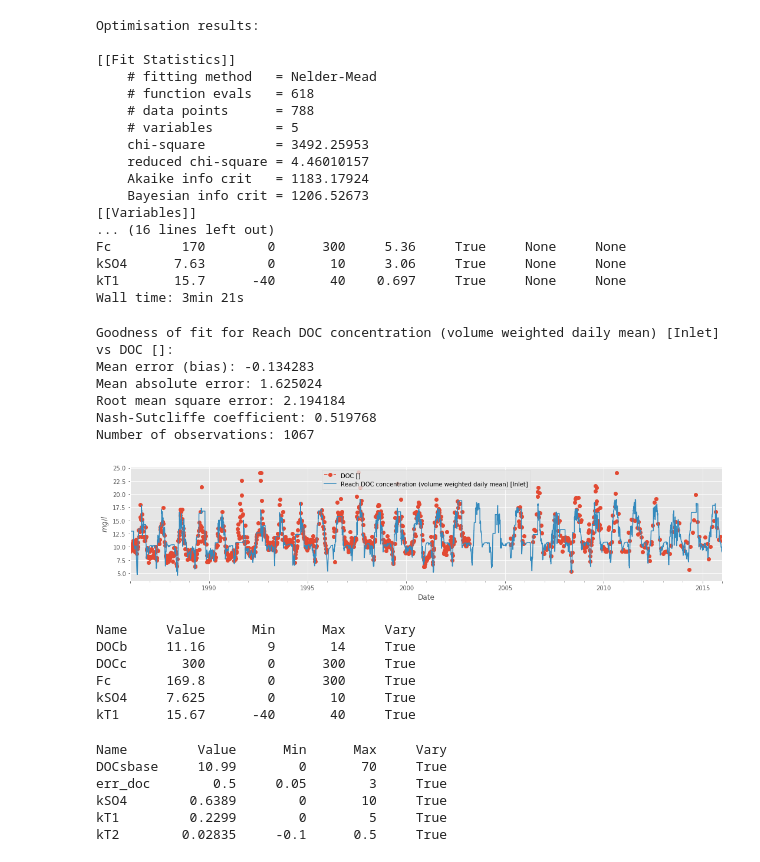
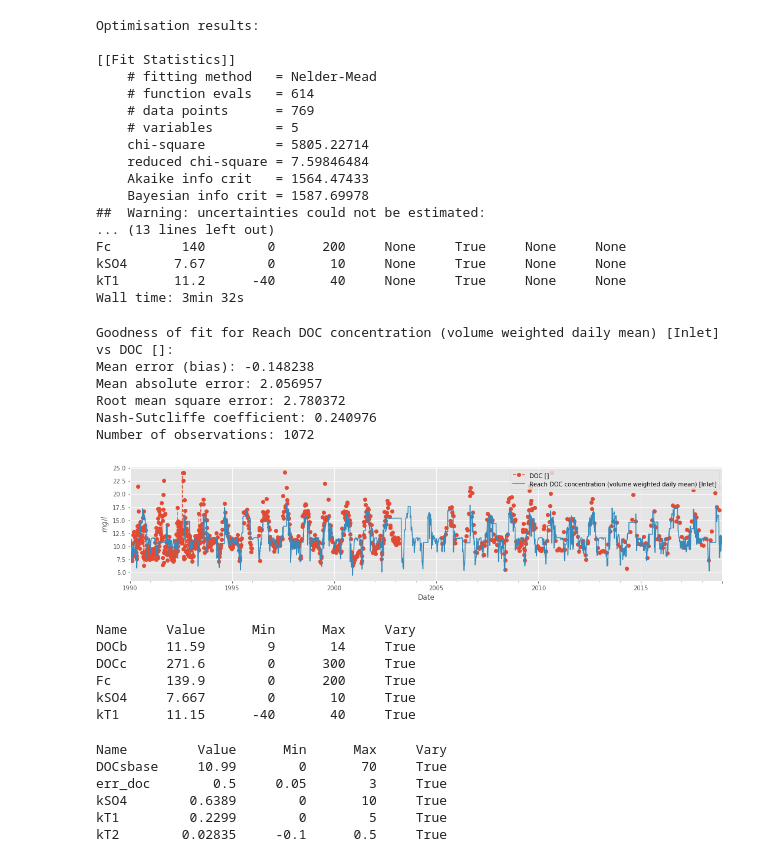
Before and after one commit to NIVANorge/Mobius, a Jupyter notebook: PythonWrapper/SimplyC/SimplyC_calibration.ipynb, the cells around one changed output. Cells and saved outputs as stored; diff of their text form; code cells hidden in the pictures.

```diff
--- a/PythonWrapper/SimplyC/SimplyC_calibration.ipynb
+++ b/PythonWrapper/SimplyC/SimplyC_calibration.ipynb
@@ -25,8 +25,8 @@ calib_fpath = (r"..\mobius_calib_uncert_lmfit.py")
 cu = imp.load_source('mobius_calib_uncert_lmfit', calib_fpath)
 # %%
 # Load dataset
-dataset = wr.DataSet.setup_from_parameter_and_input_files('testparams.dat',
-                                                          '../../Applications/SimplyC/Langtjern/langtjerninputs.dat')
+dataset = wr.DataSet.setup_from_parameter_and_input_files('../../Applications/SimplyC/Langtjern/params_DOC_dissolution2.dat',
+                                                          '../../Applications/SimplyC/Langtjern/langtjerninputs2.dat')
 # %%
 # List of simulated and observed variables to investigate for Morsa
  comparisons = [
@@ -117,7 +117,7 @@ params['kT1'].max = 40.0
 params['kSO4'].min = 0.0
 params['kSO4'].max = 10.0
 
-params['Fc'].max = 300.0
+params['Fc'].max = 200.0
 params['DOCc'].max = 300.0
 params['DOCb'].min = 9.0
 params['DOCb'].max = 14.0
@@ -165,46 +163,46 @@ Optimisation results:
 
 [[Fit Statistics]]
     # fitting method   = Nelder-Mead
-    # function evals   = 618
-    # data points      = 788
+    # function evals   = 614
+    # data points      = 769
     # variables        = 5
-    chi-square         = 3492.25953
-    reduced chi-square = 4.46010157
-    Akaike info crit   = 1183.17924
-    Bayesian info crit = 1206.52673
-[[Variables]]
-... (16 lines left out)
-Fc         170        0      300     5.36     True     None     None
-kSO4      7.63        0       10     3.06     True     None     None
-kT1       15.7      -40       40    0.697     True     None     None
-Wall time: 3min 21s
+    chi-square         = 5805.22714
+    reduced chi-square = 7.59846484
+    Akaike info crit   = 1564.47433
+    Bayesian info crit = 1587.69978
+##  Warning: uncertainties could not be estimated:
+... (13 lines left out)
+Fc         140        0      200     None     True     None     None
+kSO4      7.67        0       10     None     True     None     None
+kT1       11.2      -40       40     None     True     None     None
+Wall time: 3min 32s
 # %%
 # Plot results from optimisation
 cu.set_parameter_values(res.params, dataset)
-dataset.set_parameter_uint('Timesteps', [], 10957) #Set back so that the saved file has the right amount of timesteps
+#dataset.set_parameter_uint('Timesteps', [], 10591) #Set back so that the saved file has the right amount of timesteps
 
 dataset.run_model()
 cu.print_goodness_of_fit(dataset, comparisons)
 cu.plot_objective(dataset, comparisons)
 #dataset.write_parameters_to_file('structure6_auto.dat')
 # %% [output]
 Goodness of fit for Reach DOC concentration (volume weighted daily mean) [Inlet] vs DOC []:
-Mean error (bias): -0.134283
-Mean absolute error: 1.625024
-Root mean square error: 2.194184
-Nash-Sutcliffe coefficient: 0.519768
-Number of observations: 1067
+Mean error (bias): -0.148238
+Mean absolute error: 2.056957
+Root mean square error: 2.780372
+Nash-Sutcliffe coefficient: 0.240976
+Number of observations: 1072
-[figure, old version]
+[figure, new version]
 # %%
 dataset.write_parameters_to_file('optimal_params_alt.dat')
 res.params.pretty_print(columns=['value', 'min', 'max', 'vary'])
 # %% [output]
 Name     Value      Min      Max     Vary
-DOCb     11.16        9       14     True
-DOCc       300        0      300     True
-Fc       169.8        0      300     True
-kSO4     7.625        0       10     True
-kT1      15.67      -40       40     True
+DOCb     11.59        9       14     True
+DOCc     271.6        0      300     True
+Fc       139.9        0      200     True
+kSO4     7.667        0       10     True
+kT1      11.15      -40       40     True
 # %%
 res.params.add(lmfit.Parameter('err_doc', value=0.5, min=0.05, max=3, user_data={}))
 res.params.pretty_print(columns=['value', 'min', 'max', 'vary'])
```
Also changed, not shown: parts of 4 cells of this notebook, 3 other files.
